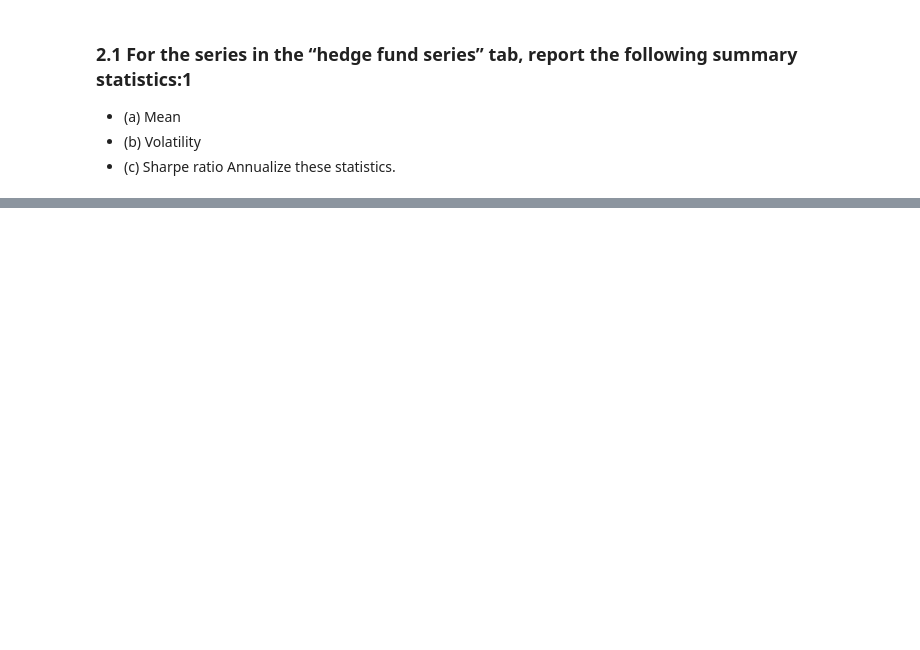
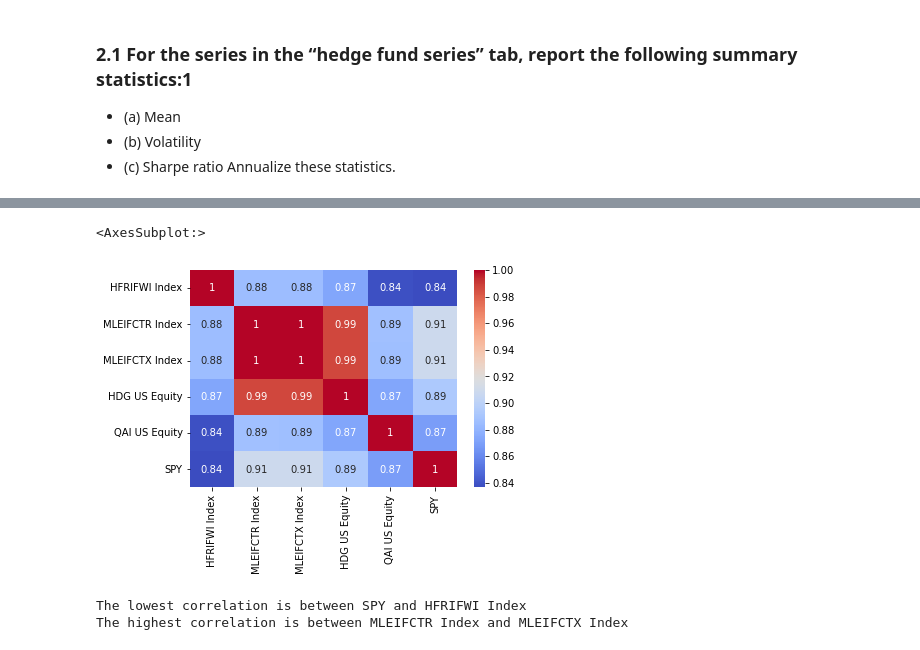
Before and after one commit to alanwake47/finm-36700-portfolio, a Jupyter notebook: week2_hw/workbook_hw2.ipynb, the cells around one changed output, grey strips where cells are left out. Drawn from its saved outputs; the diff is of its cells as text; code cells hidden in the pictures; blank space fills up the shorter version.

```diff
--- a/week2_hw/workbook_hw2.ipynb
+++ b/week2_hw/workbook_hw2.ipynb
@@ -27,3 +28,8 @@ warnings.filterwarnings("ignore")
 ## 2 Analyzing the Data
 
 #### Use the data found on Canvas, in ‘proshares analysis data.xlsx’. It has monthly data on financial indexes and ETFs from Aug 2011 through Sep 2021.
+# %%
+hf = pd.read_excel('proshares_analysis_data.xlsx', index_col=0, sheet_name='hedge_fund_series')
+ml = pd.read_excel('proshares_analysis_data.xlsx', index_col=0, sheet_name='merrill_factors')
+hf.index = pd.to_datetime(hf.index)
+hf.head()
@@ -32,3 +97,5 @@ warnings.filterwarnings("ignore")
 - (a) Mean
 - (b) Volatility
 - (c) Sharpe ratio Annualize these statistics.
+# %%
+hf['SPY'] = ml['SPY US Equity']
@@ -34,0 +172,21 @@ warnings.filterwarnings("ignore")
+# %%
+#correlation as heatmap
+sns.heatmap(hf.corr(), annot=True, cmap='coolwarm')
+# %% [output]
+<AxesSubplot:>
+[figure, added]
+# %%
+from sympy import asec
+
+
+correl = hf.corr()
+print('The lowest correlation is between {} and {}'.format(correl.idxmin().values[0], correl.idxmin().index[0]))
+for i in range(len(correl)):
+    correl.iloc[i,i] = 0
+
+corr_rank = correl.unstack().sort_values(ascending=False)
+
+print('The highest correlation is between {} and {}'.format(corr_rank.index[0][0], corr_rank.index[0][1]))
+# %% [output]
+The lowest correlation is between SPY and HFRIFWI Index
+The highest correlation is between MLEIFCTR Index and MLEIFCTX Index
```
Also changed, not shown: parts of 29 cells of this notebook.
